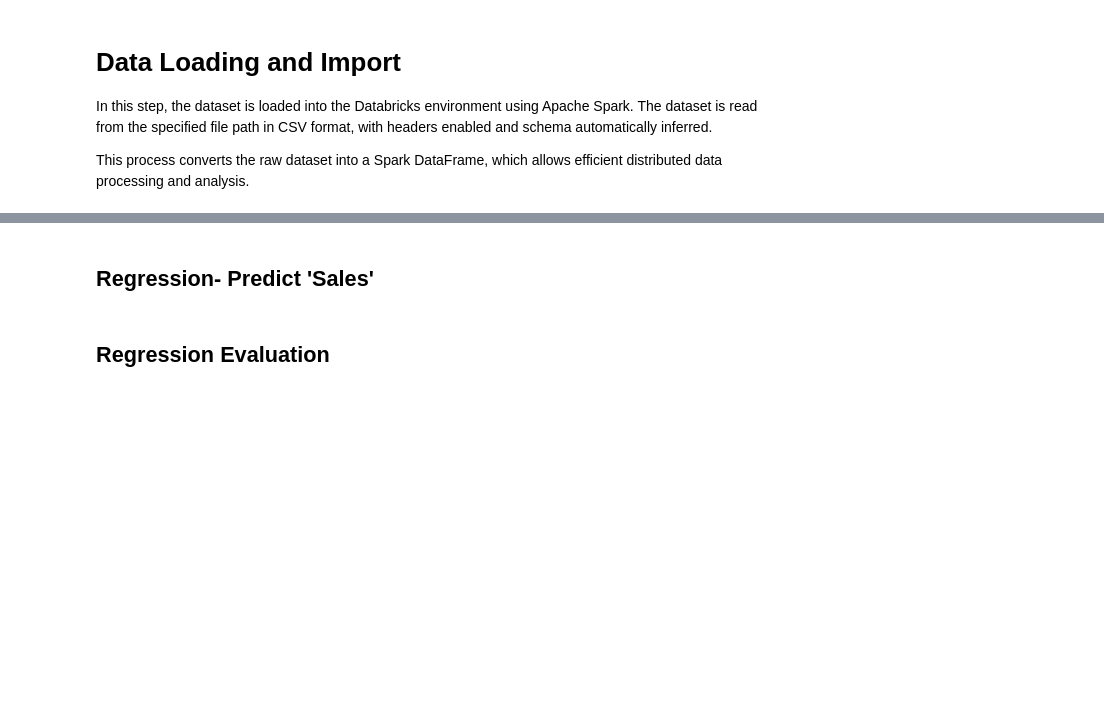
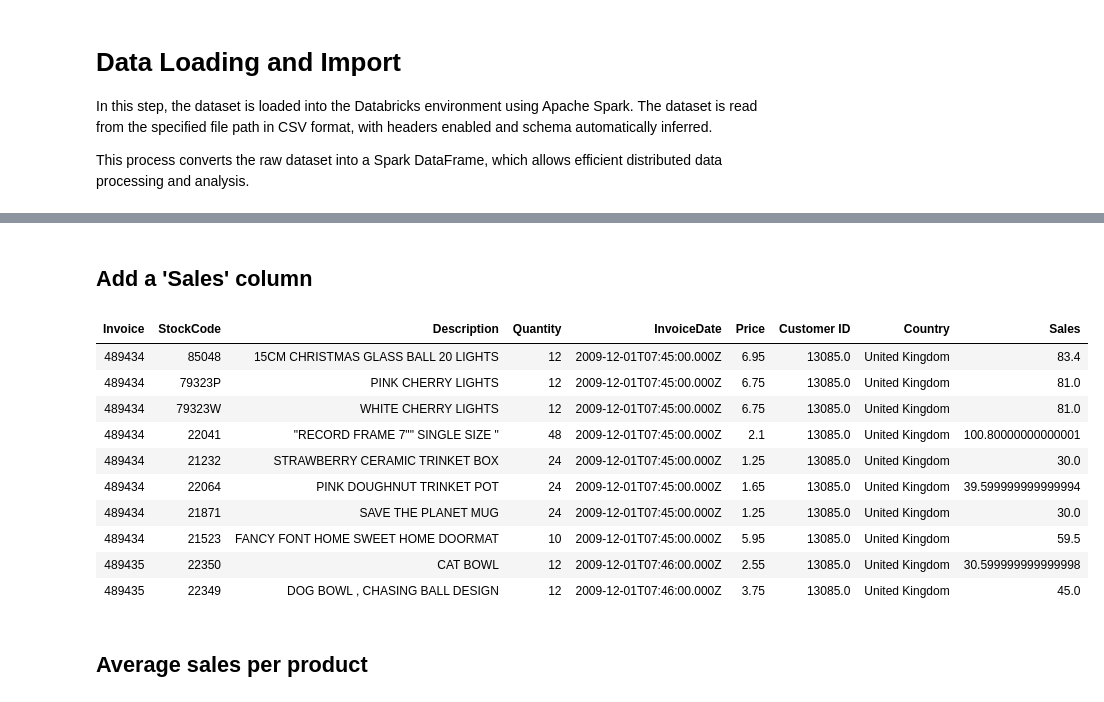
Before and after one commit to Sehansi/Bigdata, a Jupyter notebook: 10953782.ipynb, the cells around one changed output, grey strips where cells are left out. Saved outputs shown, nothing was run; the diff lists cells and outputs as text; code cells hidden in the pictures; blank space fills up the shorter version.

```diff
--- a/10953782.ipynb
+++ b/10953782.ipynb
@@ -105,2 +48,0 @@ results_classification = [
-# %% [markdown]
-## Regression- Predict 'Sales'
@@ -115,2 +48,0 @@ lr_reg_preds = lr_reg_model.transform(test_reg)
-# %% [markdown]
-##  Regression Evaluation
@@ -124,0 +49,21 @@ results_regression = [
+# %% [markdown]
+## Add a 'Sales' column
+# %%
+# Add a 'Sales' column
+df_clean = df_clean.withColumn("Sales", col("Quantity") * col("Price"))
+
+display(df_clean.limit(10))
+# %% [output]
+| Invoice | StockCode | Description | Quantity | InvoiceDate | Price | Customer ID | Country | Sales |
+| 489434 | 85048 | 15CM CHRISTMAS GLASS BALL 20 LIGHTS | 12 | 2009-12-01T07:45:00.000Z | 6.95 | 13085.0 | United Kingdom | 83.4 |
+| 489434 | 79323P | PINK CHERRY LIGHTS | 12 | 2009-12-01T07:45:00.000Z | 6.75 | 13085.0 | United Kingdom | 81.0 |
+| 489434 | 79323W | WHITE CHERRY LIGHTS | 12 | 2009-12-01T07:45:00.000Z | 6.75 | 13085.0 | United Kingdom | 81.0 |
+| 489434 | 22041 | "RECORD FRAME 7"" SINGLE SIZE " | 48 | 2009-12-01T07:45:00.000Z | 2.1 | 13085.0 | United Kingdom | 100.80000000000001 |
+| 489434 | 21232 | STRAWBERRY CERAMIC TRINKET BOX | 24 | 2009-12-01T07:45:00.000Z | 1.25 | 13085.0 | United Kingdom | 30.0 |
+| 489434 | 22064 | PINK DOUGHNUT TRINKET POT | 24 | 2009-12-01T07:45:00.000Z | 1.65 | 13085.0 | United Kingdom | 39.599999999999994 |
+| 489434 | 21871 | SAVE THE PLANET MUG | 24 | 2009-12-01T07:45:00.000Z | 1.25 | 13085.0 | United Kingdom | 30.0 |
+| 489434 | 21523 | FANCY FONT HOME SWEET HOME DOORMAT | 10 | 2009-12-01T07:45:00.000Z | 5.95 | 13085.0 | United Kingdom | 59.5 |
+| 489435 | 22350 | CAT BOWL | 12 | 2009-12-01T07:46:00.000Z | 2.55 | 13085.0 | United Kingdom | 30.599999999999998 |
+| 489435 | 22349 | DOG BOWL , CHASING BALL DESIGN | 12 | 2009-12-01T07:46:00.000Z | 3.75 | 13085.0 | United Kingdom | 45.0 |
+# %% [markdown]
+## Average sales per product
```
Also changed, not shown: parts of 32 cells of this notebook.
